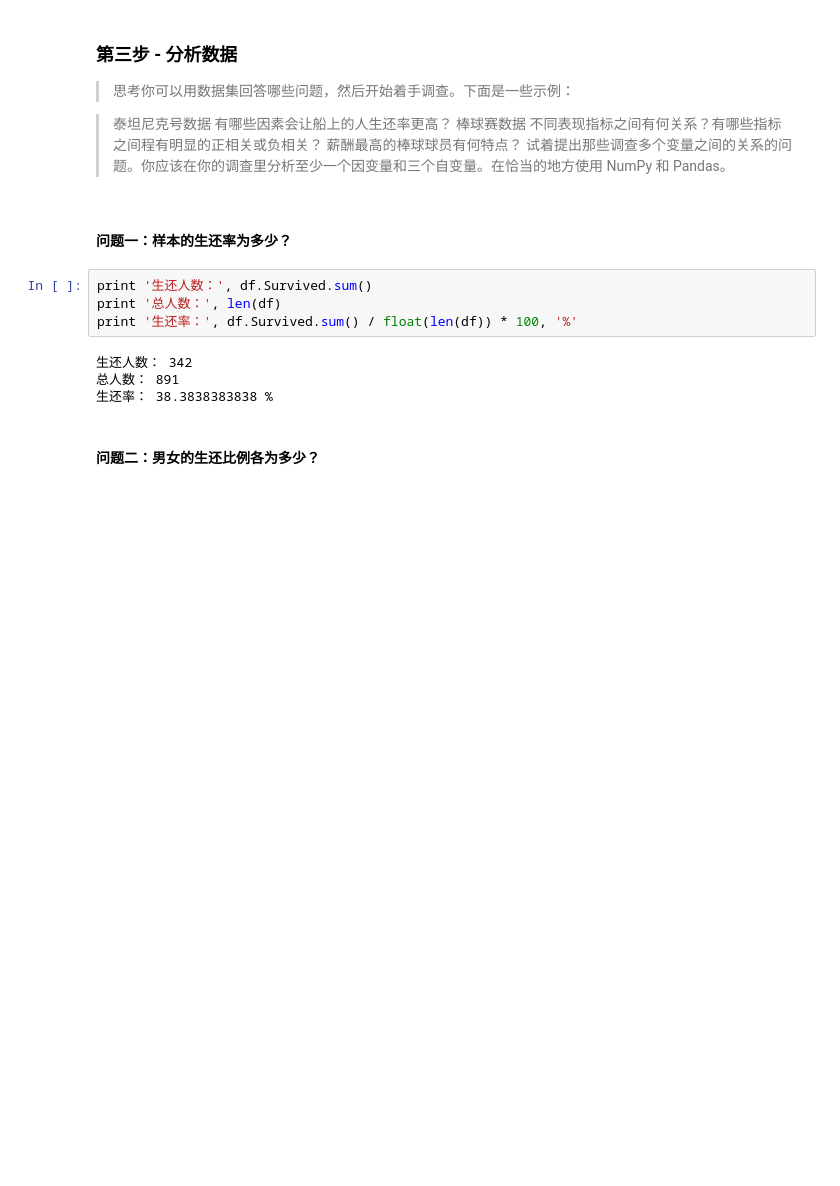
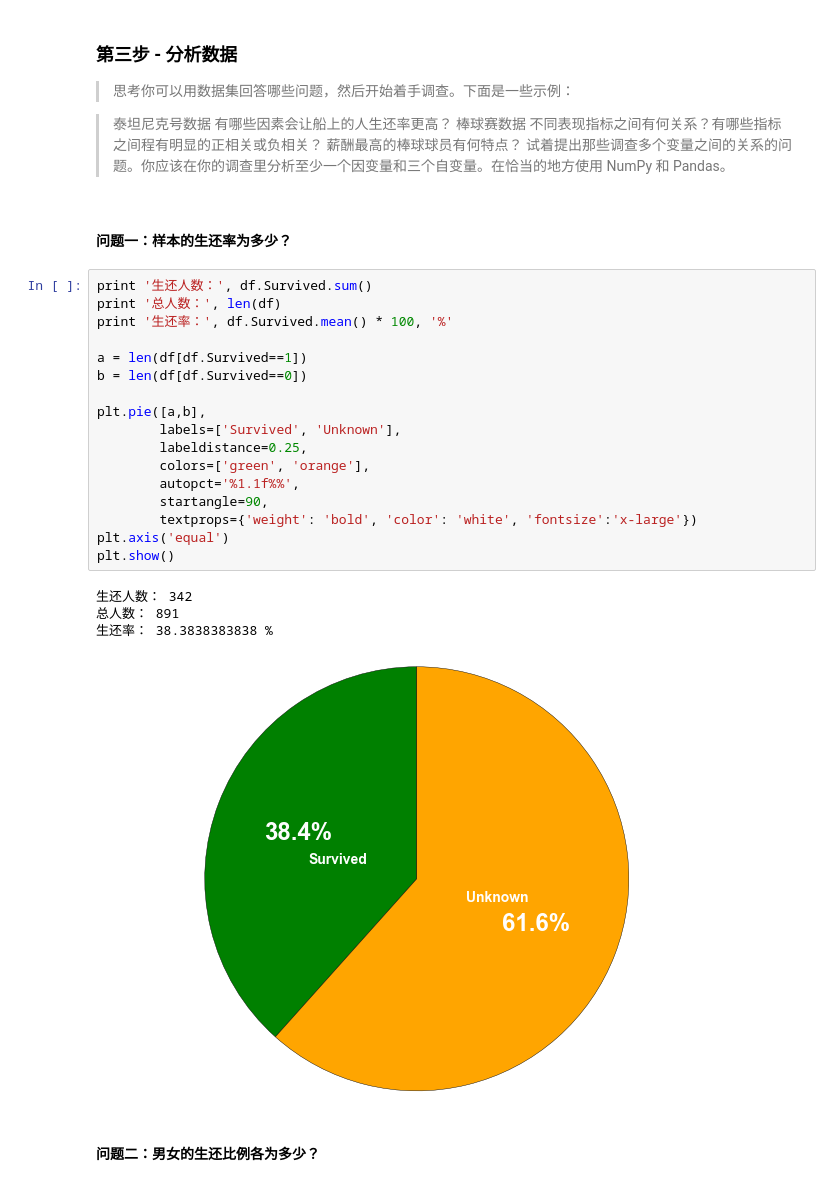
Before and after one commit to deCHN/DA-P2, a Jupyter notebook: titanic_data_explore.ipynb, the cells around one changed output. Cells and saved outputs as stored; diff of their text form; blank space fills up the shorter version.

Commit message:
add pie chart for survive/unknow

```diff
--- a/titanic_data_explore.ipynb
+++ b/titanic_data_explore.ipynb
@@ -122,14 +122,28 @@ the definitions do not support such relations.
 试着提出那些调查多个变量之间的关系的问题。你应该在你的调查里分析至少一个因变量和三个自变量。在恰当的地方使用 NumPy 和 Pandas。
 # %% [markdown]
 #### 问题一：样本的生还率为多少？
-# %%
-print '生还人数：', df.Survived.sum()
-print '总人数：', len(df)
-print '生还率：', df.Survived.sum() / float(len(df)) * 100, '%'
-# %% [output]
-生还人数： 342
-总人数： 891
-生还率： 38.3838383838 %
+# %%
+print '生还人数：', df.Survived.sum()
+print '总人数：', len(df)
+print '生还率：', df.Survived.mean() * 100, '%'
+
+a = len(df[df.Survived==1])
+b = len(df[df.Survived==0])
+
+plt.pie([a,b],
+        labels=['Survived', 'Unknown'],
+        labeldistance=0.25,
+        colors=['green', 'orange'],
+        autopct='%1.1f%%',
+        startangle=90,
+        textprops={'weight': 'bold', 'color': 'white', 'fontsize':'x-large'})
+plt.axis('equal')
+plt.show()
+# %% [output]
+生还人数： 342
+总人数： 891
+生还率： 38.3838383838 %
+[figure, added]
 # %% [markdown]
 #### 问题二：男女的生还比例各为多少？
 # %%
```
